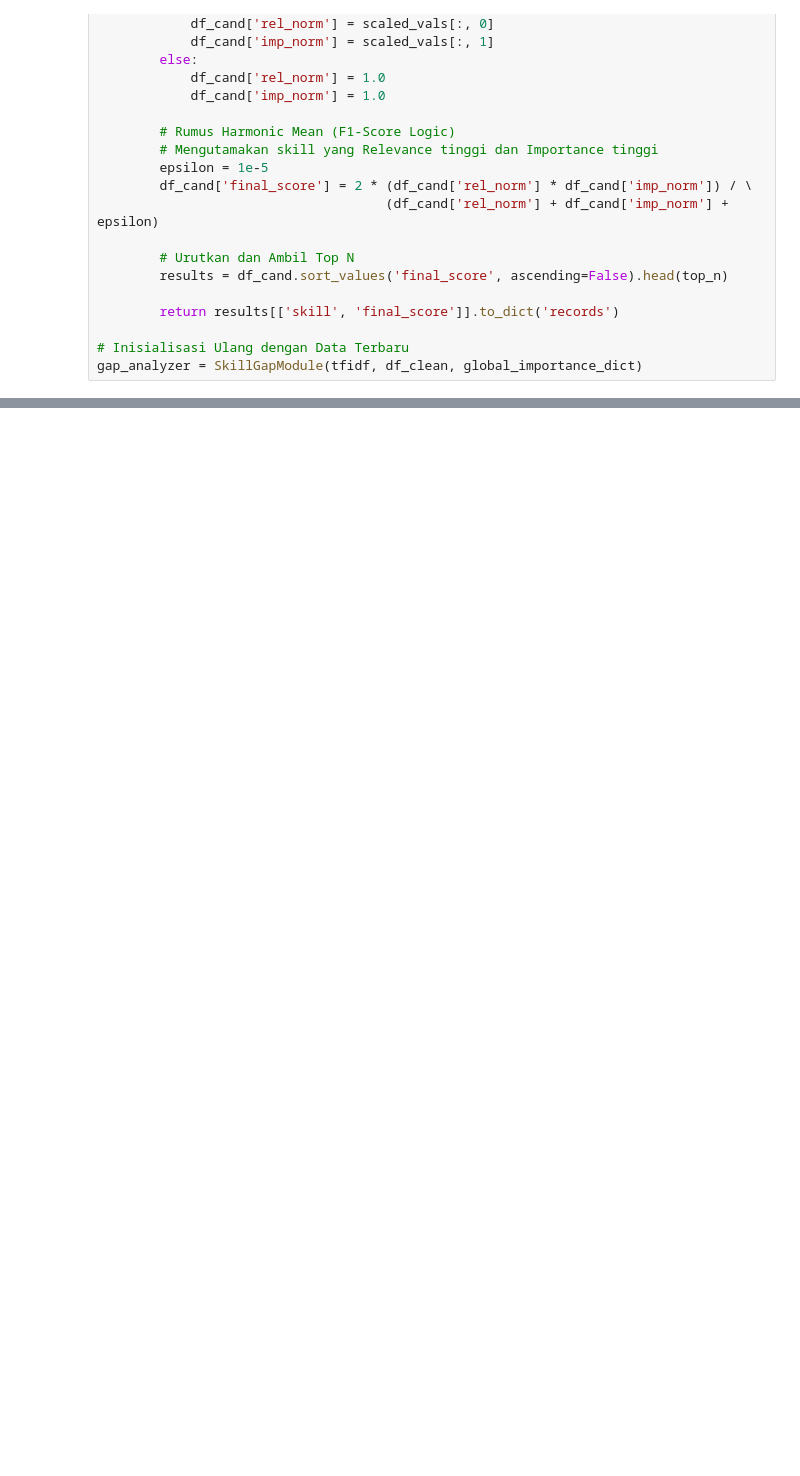
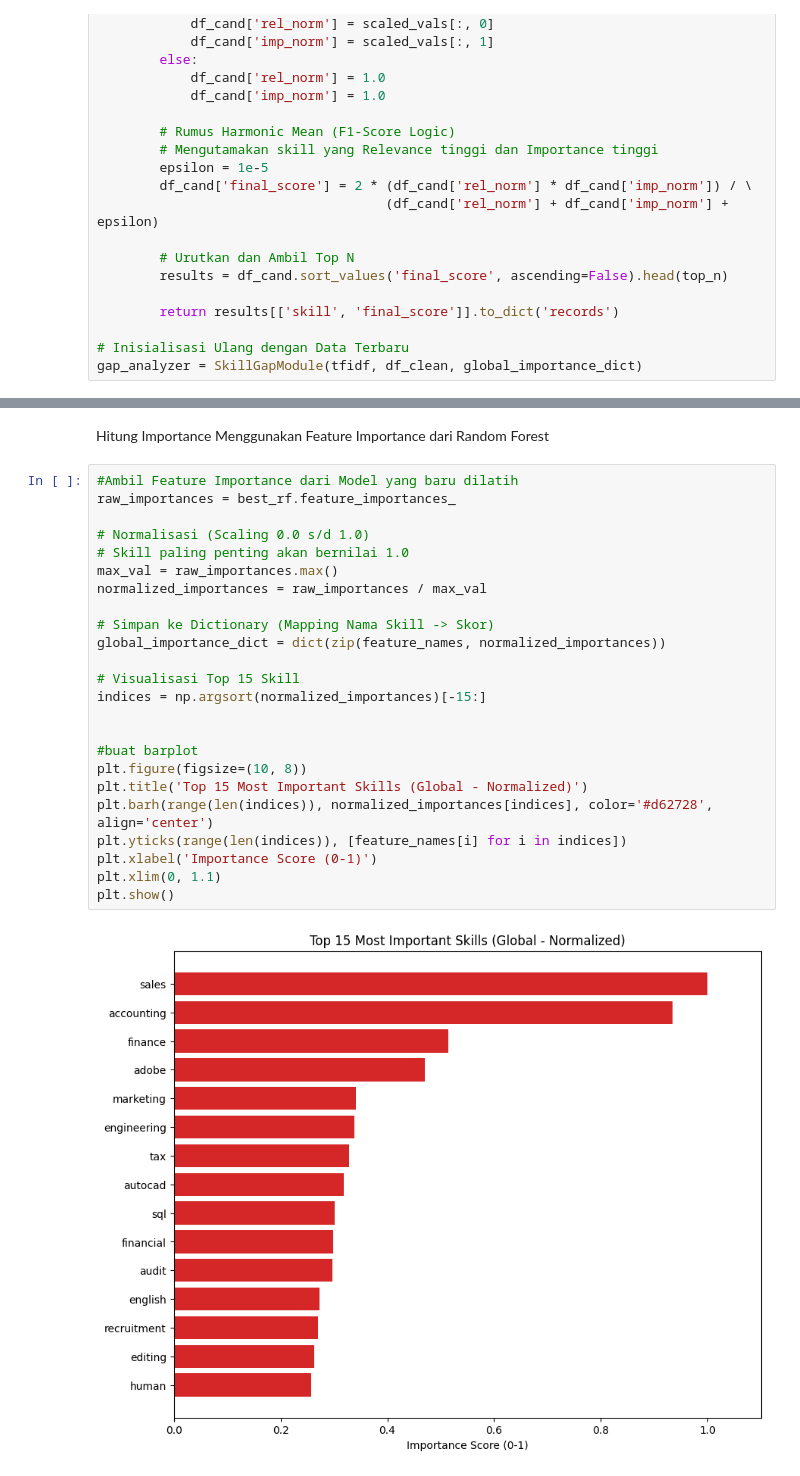
Before and after one commit to muhanangmahrub/Career-Path-Navigator, a Jupyter notebook: notebooks/abrar/notebook.ipynb, the cells around one changed output, grey strips where cells are left out. Cells and saved outputs as stored; diff of their text form; blank space fills up the shorter version.

```diff
--- a/notebooks/abrar/notebook.ipynb
+++ b/notebooks/abrar/notebook.ipynb
@@ -709,0 +966,28 @@ gap_analyzer = SkillGapModule(tfidf, df_clean, global_importance_dict)
+# %% [markdown]
+Hitung Importance Menggunakan Feature Importance dari Random Forest
+# %%
+#Ambil Feature Importance dari Model yang baru dilatih
+raw_importances = best_rf.feature_importances_
+
+# Normalisasi (Scaling 0.0 s/d 1.0)
+# Skill paling penting akan bernilai 1.0
+max_val = raw_importances.max()
+normalized_importances = raw_importances / max_val
+
+# Simpan ke Dictionary (Mapping Nama Skill -> Skor)
+global_importance_dict = dict(zip(feature_names, normalized_importances))
+
+# Visualisasi Top 15 Skill
+indices = np.argsort(normalized_importances)[-15:]
+
+
+#buat barplot
+plt.figure(figsize=(10, 8))
+plt.title('Top 15 Most Important Skills (Global - Normalized)')
+plt.barh(range(len(indices)), normalized_importances[indices], color='#d62728', align='center')
+plt.yticks(range(len(indices)), [feature_names[i] for i in indices])
+plt.xlabel('Importance Score (0-1)')
+plt.xlim(0, 1.1)
+plt.show()
+# %% [output]
+[figure, added]
```
Also changed, not shown: parts of 84 cells of this notebook.
